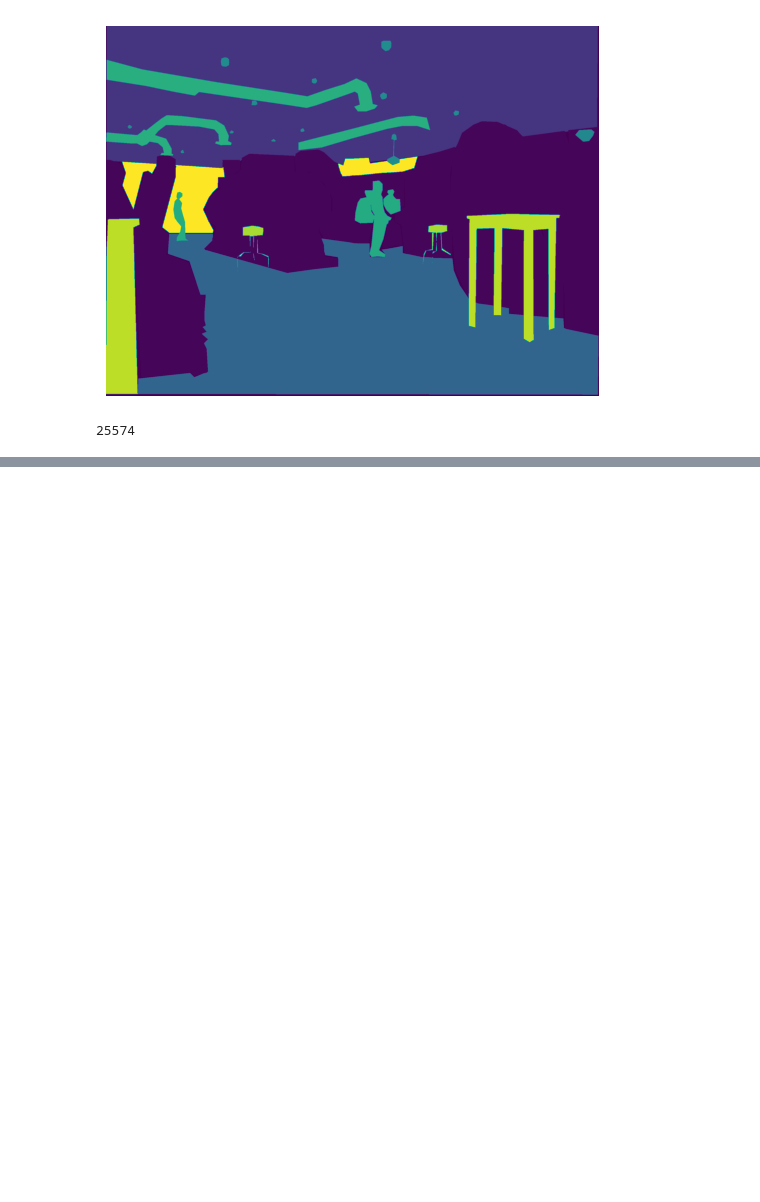
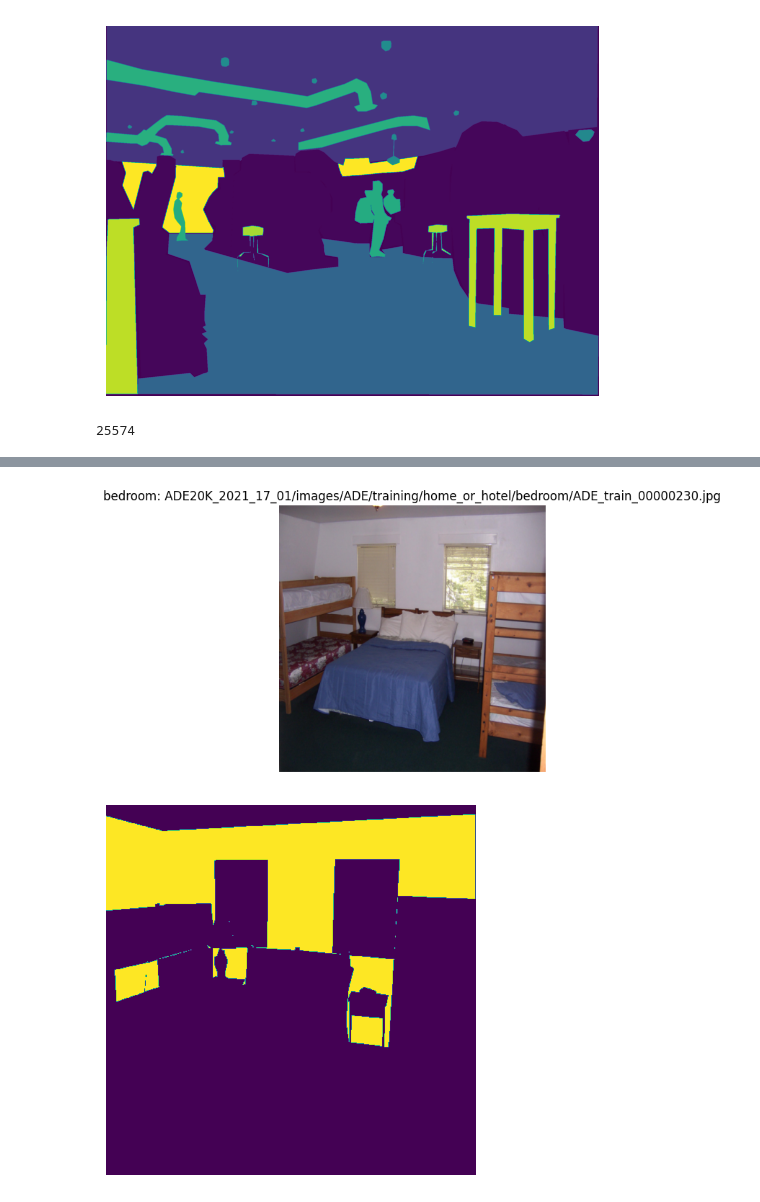
Before and after one commit to Rikharthu/bath_wall_segmentation_model, a Jupyter notebook: notebooks/data_exploration.ipynb, the cells around one changed output, grey strips where cells are left out. Drawn from its saved outputs; the diff is of its cells as text; code cells hidden in the pictures; blank space fills up the shorter version.

```diff
--- a/notebooks/data_exploration.ipynb
+++ b/notebooks/data_exploration.ipynb
@@ -59,5 +67,8 @@ len(train_simple_wall_dataset)
 # %%
-display_sample_information(train_simple_wall_dataset, 1337)
+display_sample_information(train_simple_wall_dataset, 224)
+# %% [output]
+[figure, added]
+[figure, added]
 # %%
 all_simple_wall_dataset = SimpleWallADE20KDataset(DATA_ROOT, mode='all')
 len(all_simple_wall_dataset)
```
Also changed, not shown: parts of 25 cells of this notebook, 3 other files.
